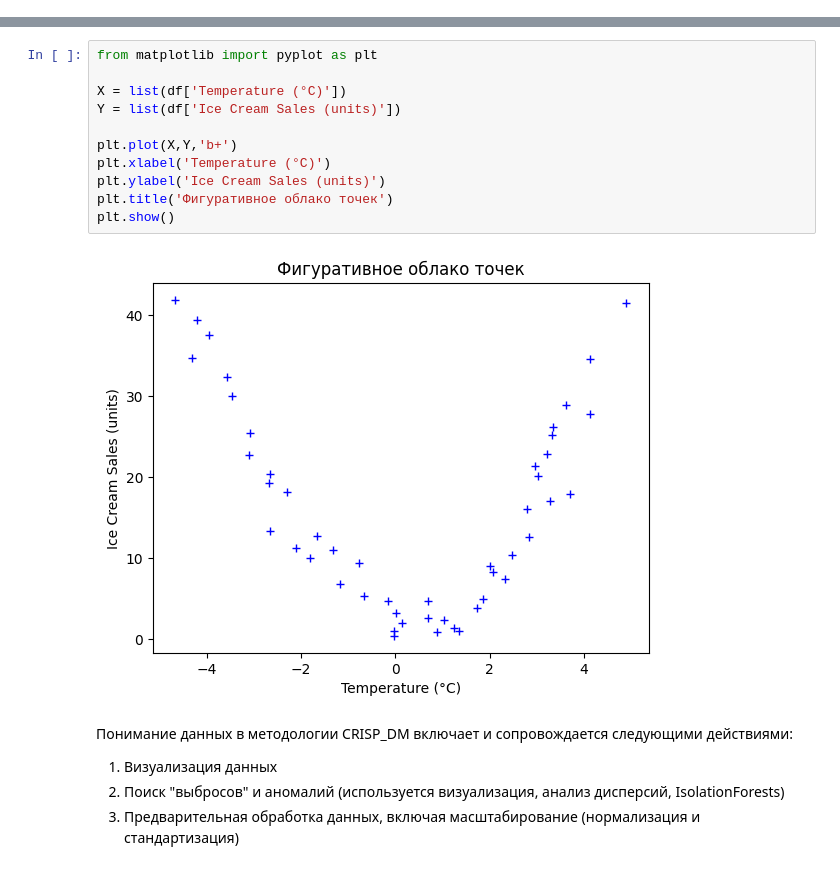
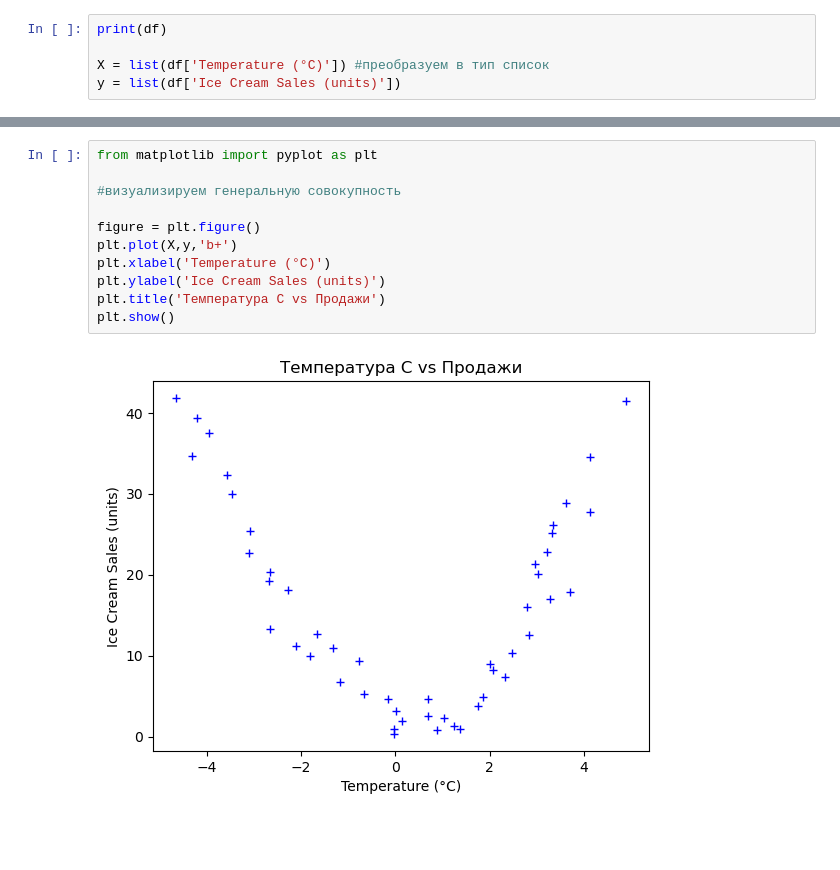
Before and after one commit to workpepa/work-clases, a Jupyter notebook: Ise_cream.ipynb, the cells around one changed output, grey strips where cells are left out. Drawn from its saved outputs; the diff is of its cells as text; blank space fills up the shorter version.

```diff
--- a/Ise_cream.ipynb
+++ b/Ise_cream.ipynb
@@ -18,3 +32,8 @@ df.head()
 | 2 | -4.213985 | 39.383001 |
 | 3 | -3.949661 | 37.539845 |
 | 4 | -3.578554 | 32.284531 |
+# %%
+print(df)
+
+X = list(df['Temperature (°C)']) #преобразуем в тип список
+y = list(df['Ice Cream Sales (units)'])
@@ -21,20 +58,13 @@ df.head()
 # %%
 from matplotlib import pyplot as plt
 
-X = list(df['Temperature (°C)'])
-Y = list(df['Ice Cream Sales (units)'])
+#визуализируем генеральную совокупность
 
-plt.plot(X,Y,'b+')
+figure = plt.figure()
+plt.plot(X,y,'b+')
 plt.xlabel('Temperature (°C)')
 plt.ylabel('Ice Cream Sales (units)')
-plt.title('Фигуративное облако точек')
+plt.title('Температура С vs Продажи')
 plt.show()
 # %% [output]
-[figure, old version]
+[figure, new version]
-# %% [markdown]
-Понимание данных в методологии CRISP_DM включает и сопровождается следующими действиями:
-<ol>
-  <li>Визуализация данных</li>
-  <li>Поиск "выбросов" и аномалий (используется визуализация, анализ дисперсий, IsolationForests)</li>
-  <li>Предварительная обработка данных, включая масштабирование (нормализация и стандартизация)</li>
-</ol>
```
Also changed, not shown: parts of 12 cells of this notebook.
